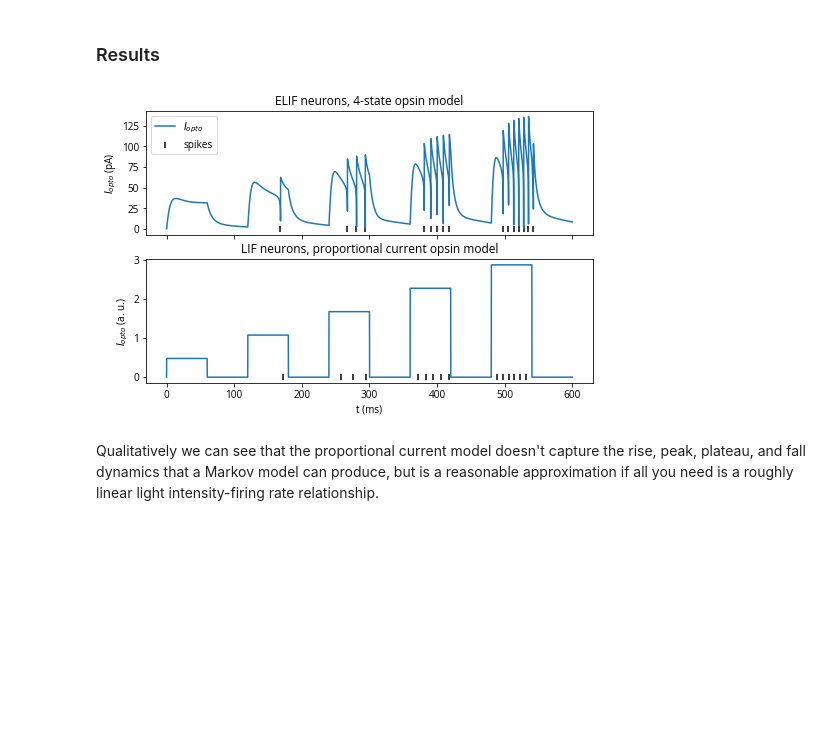
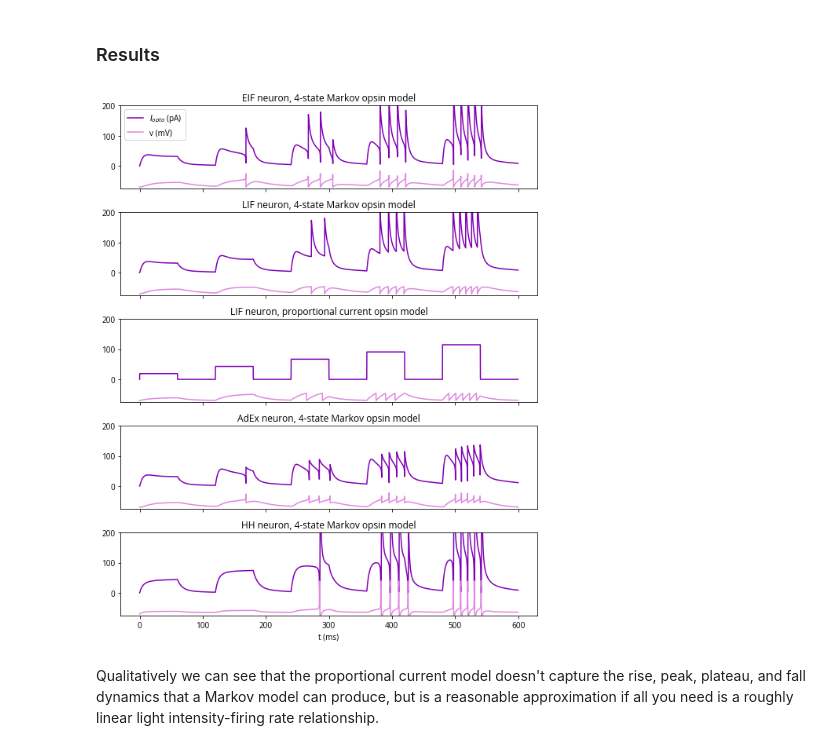
Before and after one commit to siplab-gt/cleo, a Jupyter notebook: docs/tutorials/optogenetics.ipynb, the cells around one changed output. Saved outputs shown, nothing was run; the diff lists cells and outputs as text; code cells hidden in the pictures; blank space fills up the shorter version.

```diff
--- a/docs/tutorials/optogenetics.ipynb
+++ b/docs/tutorials/optogenetics.ipynb
@@ -204,3 +267,12 @@ sim.inject_stimulator(simple_opto, lif)
+# %%
+net = Network()
+sim = CLSimulator(net)
+for ng_type, ng, state_mon, spike_mon, markov_opsin in experiments:
+    net.add(ng, state_mon, spike_mon)
+    if markov_opsin:
+        sim.inject_stimulator(markov_opto, ng)
+    else:
+        sim.inject_stimulator(simple_opto, ng)
 # %% [markdown]
 We'll now run the simulation with light pulses of increasing amplitudes to observe the effect on the current.
 # %%
@@ -218,23 +291,38 @@ INFO       No numerical integration method specified for group 'neurongroup_2',
 # %% [markdown]
 ### Results
-# %%
-fig, (ax1, ax2) = plt.subplots(2, 1, figsize=(8, 5), sharex=True)
-ax1.plot(eLIF_mon.t / ms, eLIF_mon.Iopto[0] / pamp, label="$I_{opto}$")
-ax1.scatter(
-    eLIF_spikes.t / ms, np.zeros_like(eLIF_spikes.t), marker="|", c="k", label="spikes"
-)
-ax1.set(title="ELIF neurons, 4-state opsin model", ylabel="$I_{opto}$ (pA)")
-ax1.legend()
-ax2.plot(lif_mon.t / ms, lif_mon.Iopto[0], label="$I_{opto}$")
-ax2.scatter(
-    lif_spikes.t / ms, np.zeros_like(lif_spikes.t), marker="|", c="k", label="spikes"
-)
-ax2.set(
-    title="LIF neurons, proportional current opsin model",
-    ylabel="$I_{opto}$ (a. u.)",
-    xlabel="t (ms)",
-);
-# %% [output]
-[figure, removed]
+# %%
+c1 = '#8000b4'
+c2 = '#df87e1'
+
+fig, axs = plt.subplots(
+    len(experiments), 1, figsize=(8, 2*len(experiments)), sharex=True
+)
+
+for ax, (ng_type, _, state_mon, spike_mon, markov_opsin) in zip(axs, experiments):
+    # for spt in spike_mon.t/ms:
+    #     ax.axvline(spt, c='xkcd:dark red', alpha=0.5)
+    ax.plot(state_mon.t / ms, state_mon.Iopto[0] / pamp, c=c1, label="$I_{opto}$ (pA)")
+    # ax.scatter(
+    #     spike_mon.t / ms, np.zeros_like(spike_mon.t), marker="|", c="k", label="spikes"
+    # )
+    # ax.axvline(x=spike_mon.t / ms, label="spikes")
+    # syax = ax.secondary_yaxis('right')
+    # syax.yaxis.label.set_color(c2)
+    # syax.set(ylabel='v (mV)')
+    # syax.tick_params(axis='y', colors=c2)  #setting up Y-axis tick color to black
+    ax.plot(state_mon.t / ms, state_mon.v[0] / mV, c=c2, label="v (mV)")
+    opsin_name = "4-state Markov" if markov_opsin else "proportional current"
+    ax.set(title=f"{ng_type} neuron, {opsin_name} opsin model")
+
+axs[-1].set_xlabel('t (ms)')
+axs[0].legend();
+
+max_ylim = max([ax.get_ylim()[1] for ax in axs])
+for ax in axs:
+    ax.set_ylim([-75, 200])
+
+fig.tight_layout()
+# %% [output]
+[figure, added]
 # %% [markdown]
 Qualitatively we can see that the proportional current model doesn't capture the rise, peak, plateau, and fall dynamics that a Markov model can produce, but is a reasonable approximation if all you need is a roughly linear light intensity-firing rate relationship.
```
Also changed, not shown: parts of 16 cells of this notebook, 1 other file.
